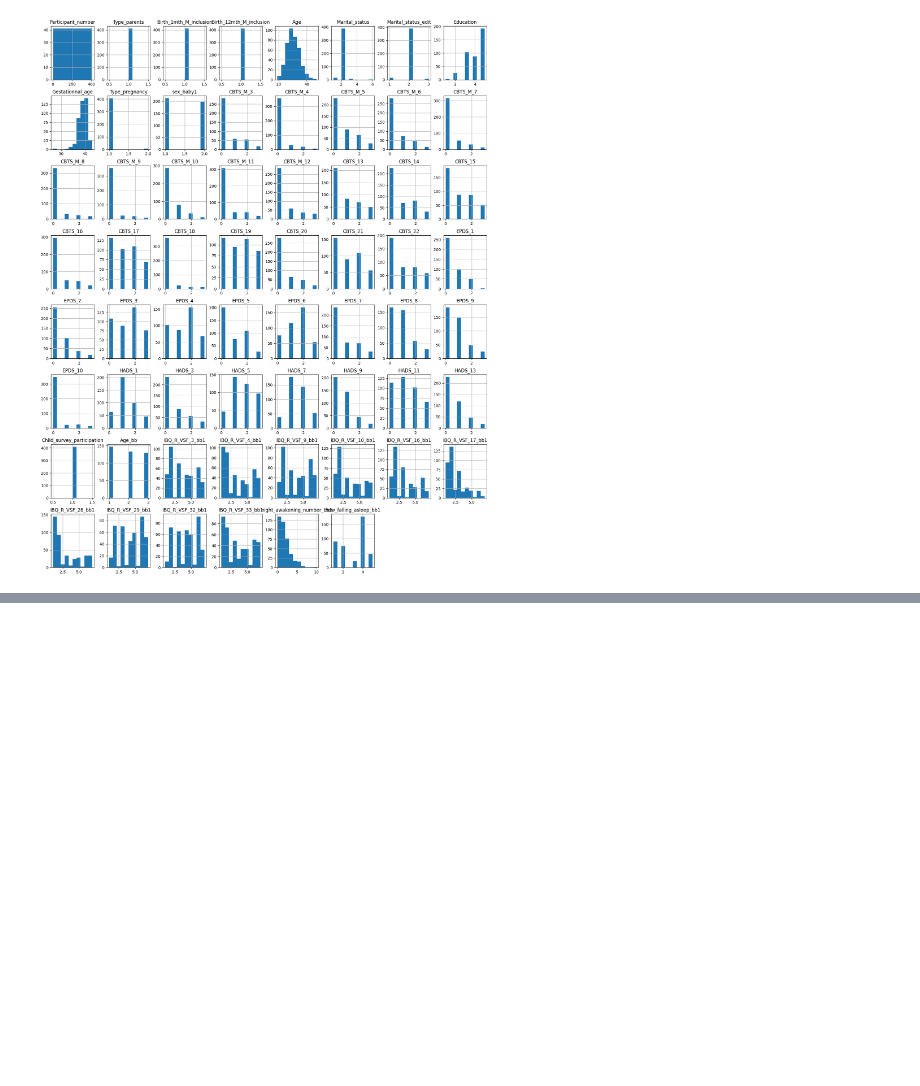
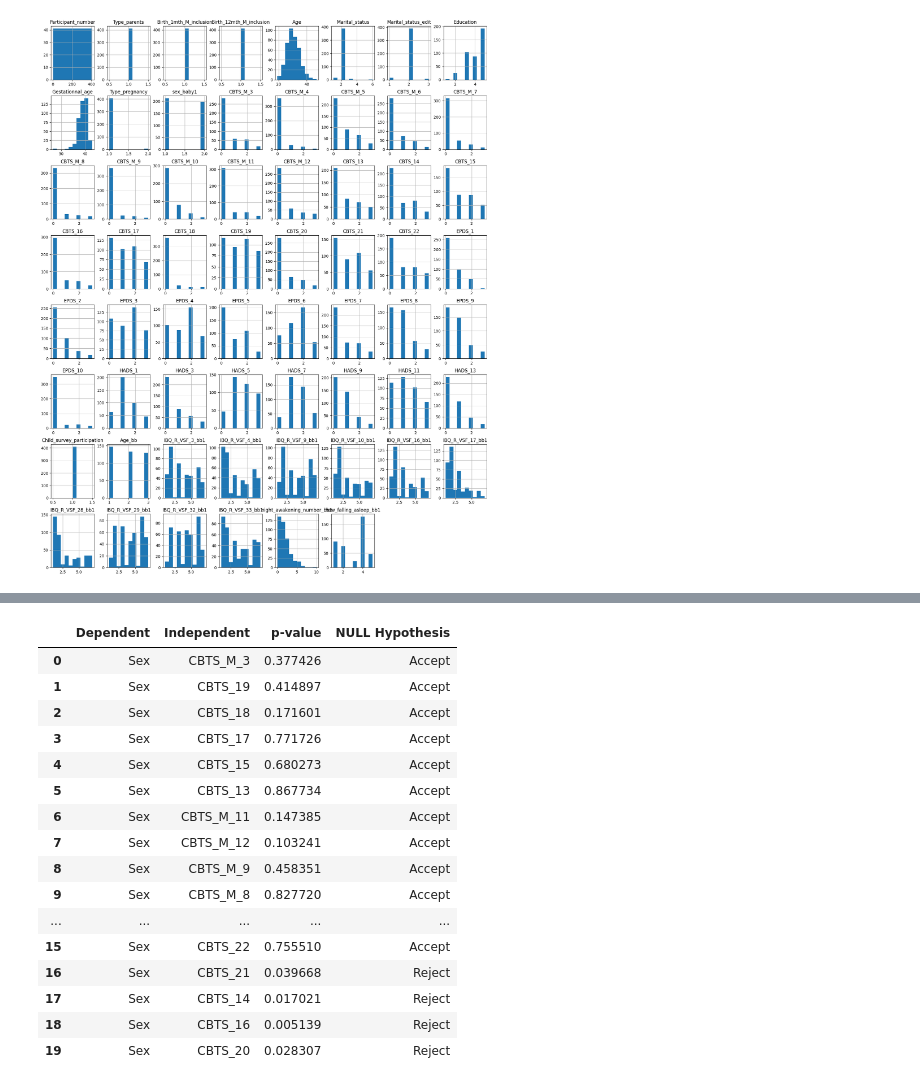
Before and after one commit to DRPwgu/maternal_health_on_infant_sleep, a Jupyter notebook: Data Exploration.ipynb, the cells around one changed output, grey strips where cells are left out. Cells and saved outputs as stored; diff of their text form; code cells hidden in the pictures; blank space fills up the shorter version.

```diff
--- a/Data Exploration.ipynb
+++ b/Data Exploration.ipynb
@@ -336,0 +422,43 @@ temp
+# %%
+# Function to run the test in all categorical variables
+def chi2_analisys(df, columns, target):
+    """
+    Arguments are a dataframe and the name of the Dependent variable as a string
+    :param dataframe:
+    :param dep_var:
+    :return:
+    """
+    data_to_add = []
+    for col in columns:
+        temp_crosstab = pd.crosstab(df[target], df[col])
+        temp_result = chi2_contingency(temp_crosstab)
+
+        if temp_result[1] < 0.05:
+            # print(f'Dependent Var: {dep_var} ---- Independent Var: {col} ----- p-value={round(temp_result[1], 10)} -> We will reject the NULL hypothesis.')
+             data_to_add.append([target, col, round(temp_result[1], 10), 'Reject'])
+        else:
+             # print(f'Dependent Var: {dep_var} ---- Independent Var: {col} ----- p-value={round(temp_result[1], 10)} -> We will not reject the NULL hypothesis.')
+            data_to_add.append([target, col, round(temp_result[1], 10), 'Accept'])
+    new_df = pd.DataFrame(data_to_add, columns=['Dependent', 'Independent', 'p-value', 'NULL Hypothesis'])
+    return new_df.sort_values(by='NULL Hypothesis').reset_index(drop=True)
+# %%
+# NULL hypothesis -> the variables have no association or correlation amongst them.
+chi2_analisys(df_data, q_col, 'Sex')
+# %% [output]
+|  | Dependent | Independent | p-value | NULL Hypothesis |
+| 0 | Sex | CBTS_M_3 | 0.377426 | Accept |
+| 1 | Sex | CBTS_19 | 0.414897 | Accept |
+| 2 | Sex | CBTS_18 | 0.171601 | Accept |
+| 3 | Sex | CBTS_17 | 0.771726 | Accept |
+| 4 | Sex | CBTS_15 | 0.680273 | Accept |
+| 5 | Sex | CBTS_13 | 0.867734 | Accept |
+| 6 | Sex | CBTS_M_11 | 0.147385 | Accept |
+| 7 | Sex | CBTS_M_12 | 0.103241 | Accept |
+| 8 | Sex | CBTS_M_9 | 0.458351 | Accept |
+| 9 | Sex | CBTS_M_8 | 0.827720 | Accept |
+| ... | ... | ... | ... | ... |
+| 15 | Sex | CBTS_22 | 0.755510 | Accept |
+| 16 | Sex | CBTS_21 | 0.039668 | Reject |
+| 17 | Sex | CBTS_14 | 0.017021 | Reject |
+| 18 | Sex | CBTS_16 | 0.005139 | Reject |
+| 19 | Sex | CBTS_20 | 0.028307 | Reject |
```
Also changed, not shown: parts of 44 cells of this notebook.
